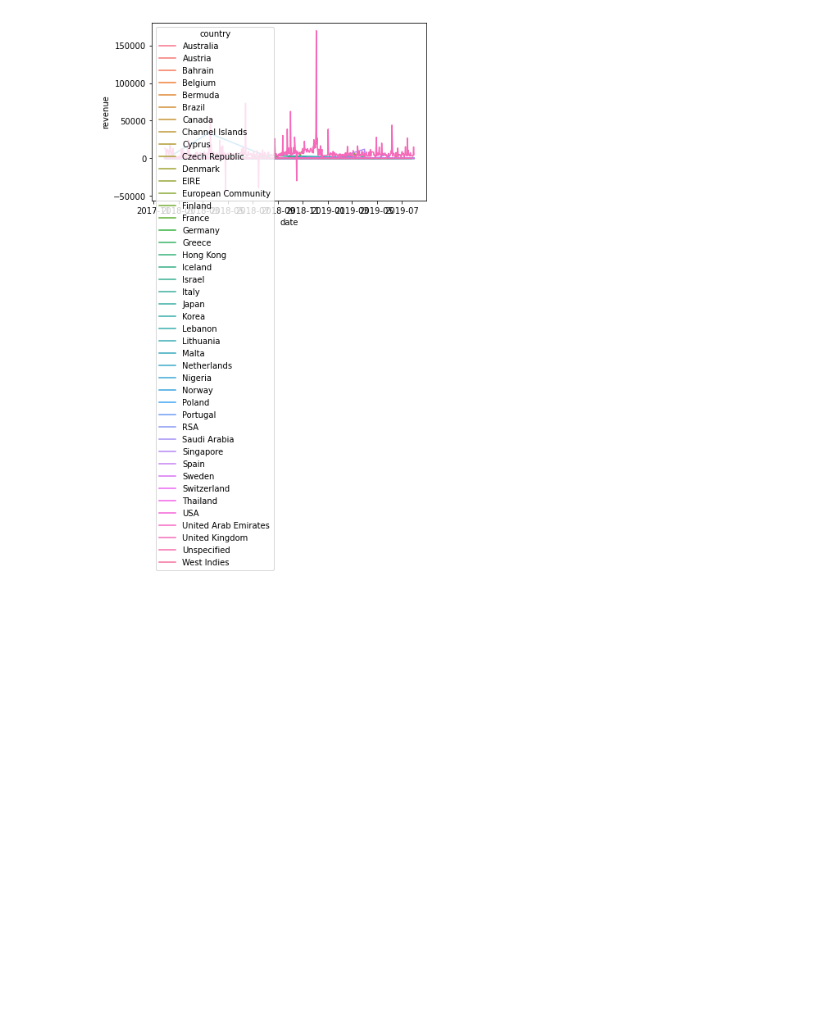
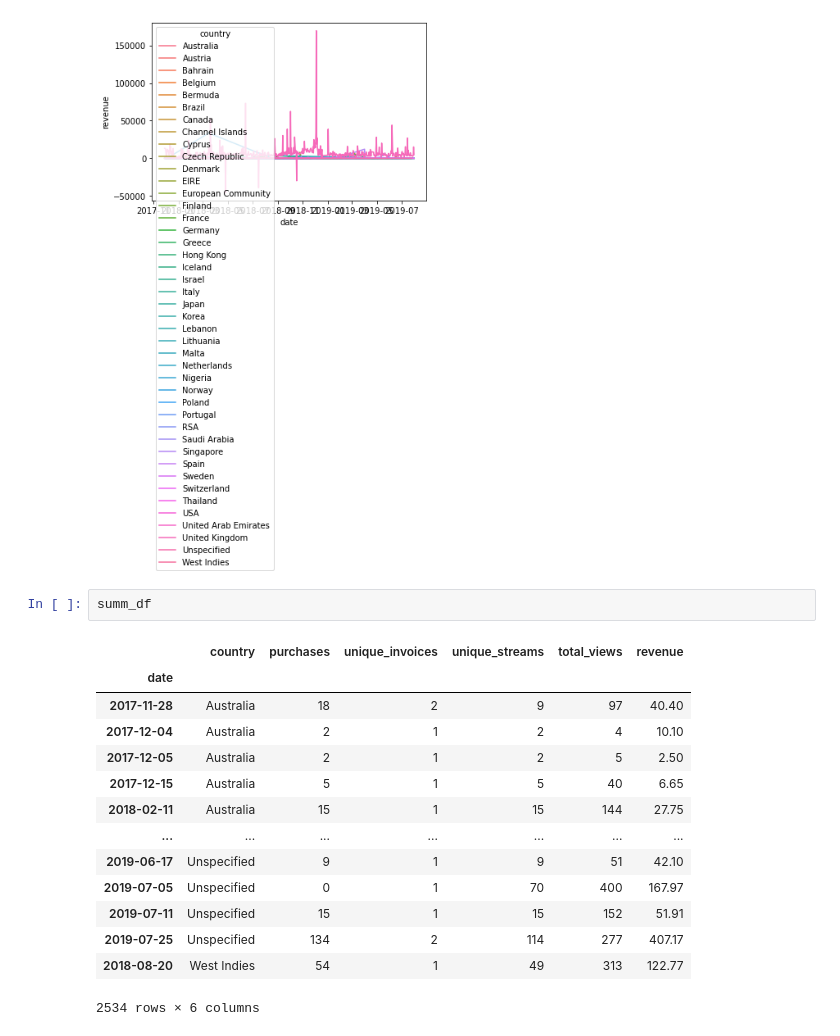
Before and after one commit to nicolezk/ai-workflow-capstone, a Jupyter notebook: 1_initial_notebooks/Data exploration.ipynb, the cells around one changed output. Saved outputs shown, nothing was run; the diff lists cells and outputs as text; blank space fills up the shorter version.

```diff
--- a/1_initial_notebooks/Data exploration.ipynb
+++ b/1_initial_notebooks/Data exploration.ipynb
@@ -56,3 +56,20 @@ for column in summ_df.columns:
 [figure]
 [figure]
 [figure]
+# %%
+summ_df
+# %% [output]
+|  | country | purchases | unique_invoices | unique_streams | total_views | revenue |
+| date |  |  |  |  |  |  |
+| 2017-11-28 | Australia | 18 | 2 | 9 | 97 | 40.40 |
+| 2017-12-04 | Australia | 2 | 1 | 2 | 4 | 10.10 |
+| 2017-12-05 | Australia | 2 | 1 | 2 | 5 | 2.50 |
+| 2017-12-15 | Australia | 5 | 1 | 5 | 40 | 6.65 |
+| 2018-02-11 | Australia | 15 | 1 | 15 | 144 | 27.75 |
+| ... | ... | ... | ... | ... | ... | ... |
+| 2019-06-17 | Unspecified | 9 | 1 | 9 | 51 | 42.10 |
+| 2019-07-05 | Unspecified | 0 | 1 | 70 | 400 | 167.97 |
+| 2019-07-11 | Unspecified | 15 | 1 | 15 | 152 | 51.91 |
+| 2019-07-25 | Unspecified | 134 | 2 | 114 | 277 | 407.17 |
+| 2018-08-20 | West Indies | 54 | 1 | 49 | 313 | 122.77 |
+2534 rows × 6 columns
```
Also changed, not shown: 50 other files.
